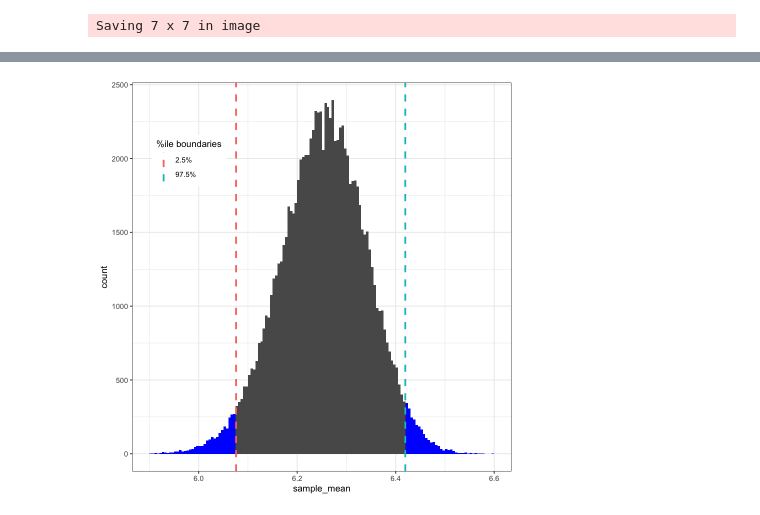
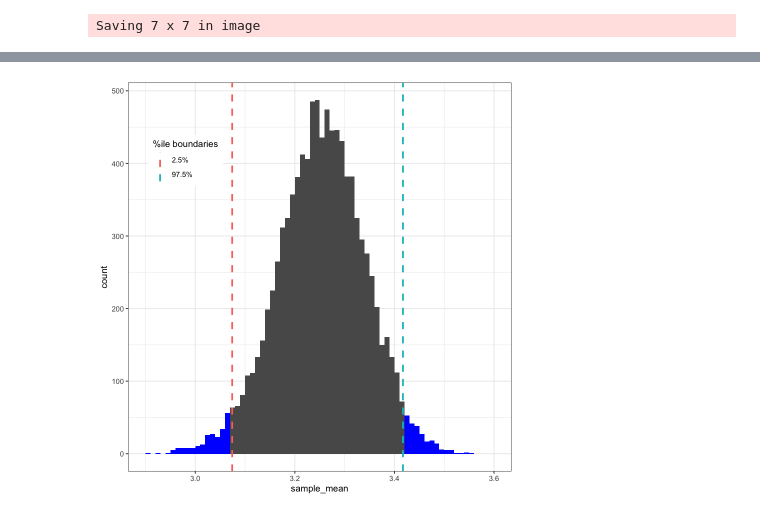
Before and after one commit to matthew-brett/confidence-intervals, a Jupyter notebook: confidence_plots.ipynb, the cells around one changed output, grey strips where cells are left out. Saved outputs shown, nothing was run; the diff lists cells and outputs as text; code cells hidden in the pictures.

```diff
--- a/confidence_plots.ipynb
+++ b/confidence_plots.ipynb
@@ -195,7 +195,7 @@ p_whole
 # %%
 save_plot('whole_grid.png', p_whole, base_asp=4)
 # %%
-n_iters <- 100000
+n_iters <- 10000
 samp_dist_vals <- numeric(n_iters)
 for (i in 1:n_iters) {
     sample <- sample(bw_pop_vals, n)
@@ -203,7 +203,8 @@ for (i in 1:n_iters) {
 }
 samp_dist <- data.frame(sample_mean=samp_dist_vals)
 # %%
-full_samp_breaks <- seq(2.9, 3.6, 0.005)
+samp_bin_width <- 0.01
+full_samp_breaks <- seq(2.9, 3.6, samp_bin_width)
 m_s_d <- mean(samp_dist_vals)
 x_label <- glue('Sample means: mean {round(m_s_d, 2)}')
 p_s_dist <- (
@@ -232,27 +233,27 @@ lo_hi
 # %%
 lo <- lo_hi[1]
 hi <- lo_hi[2]
 lo_vals <- subset(samp_dist, sample_mean <= lo)
 lo_bins <- subset(full_samp_breaks, full_samp_breaks <= lo)
 hi_vals <- subset(samp_dist, sample_mean >= hi)
 hi_bins <- subset(full_samp_breaks, full_samp_breaks >= hi)
 
 plot_samp_dist <- function(offset = 0) {
     return (ggplot(samp_dist + offset, aes(sample_mean))
             + geom_histogram(breaks = full_samp_breaks + offset)
             + geom_histogram(data=lo_vals + offset, breaks=lo_bins + offset, fill="blue")
             + geom_histogram(data=hi_vals + offset, breaks=hi_bins + offset, fill="blue")
             + geom_vline(aes(xintercept=lo + offset, colour='2.5%'),
                          linewidth=1,
                          linetype='dashed')
             + geom_vline(aes(xintercept=hi + offset, colour='97.5%'),
                          linewidth=1,
                          linetype='dashed')
             + labs(colour="%ile boundaries")
             + theme(legend.position=c(0.15, 0.8))
        )
 }
 
-plot_samp_dist(offset=3)
+plot_samp_dist(offset=0)
 # %% [output]
-[figure, old version]
+[figure, new version]
```
Also changed, not shown: parts of 7 cells of this notebook, 1 other file.
